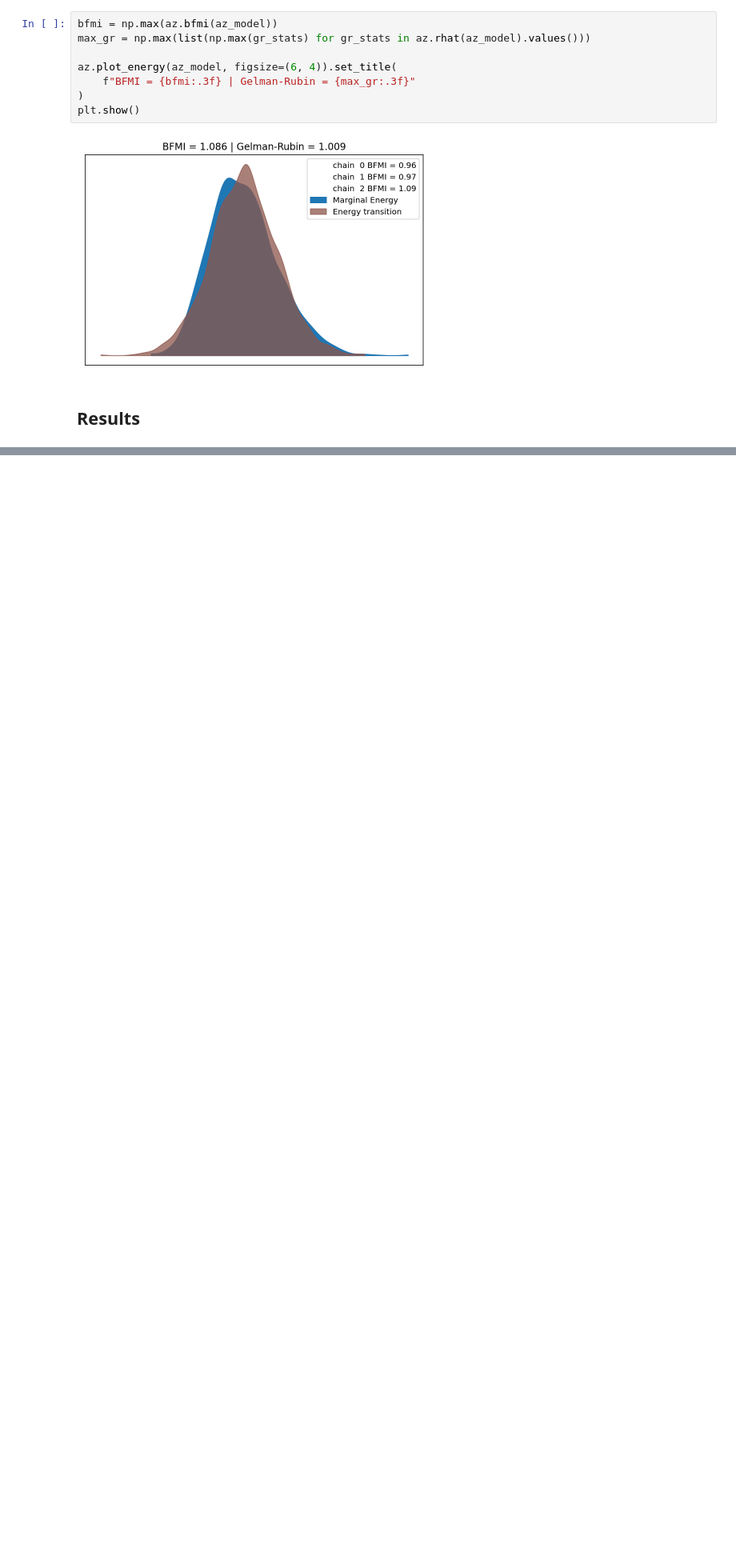
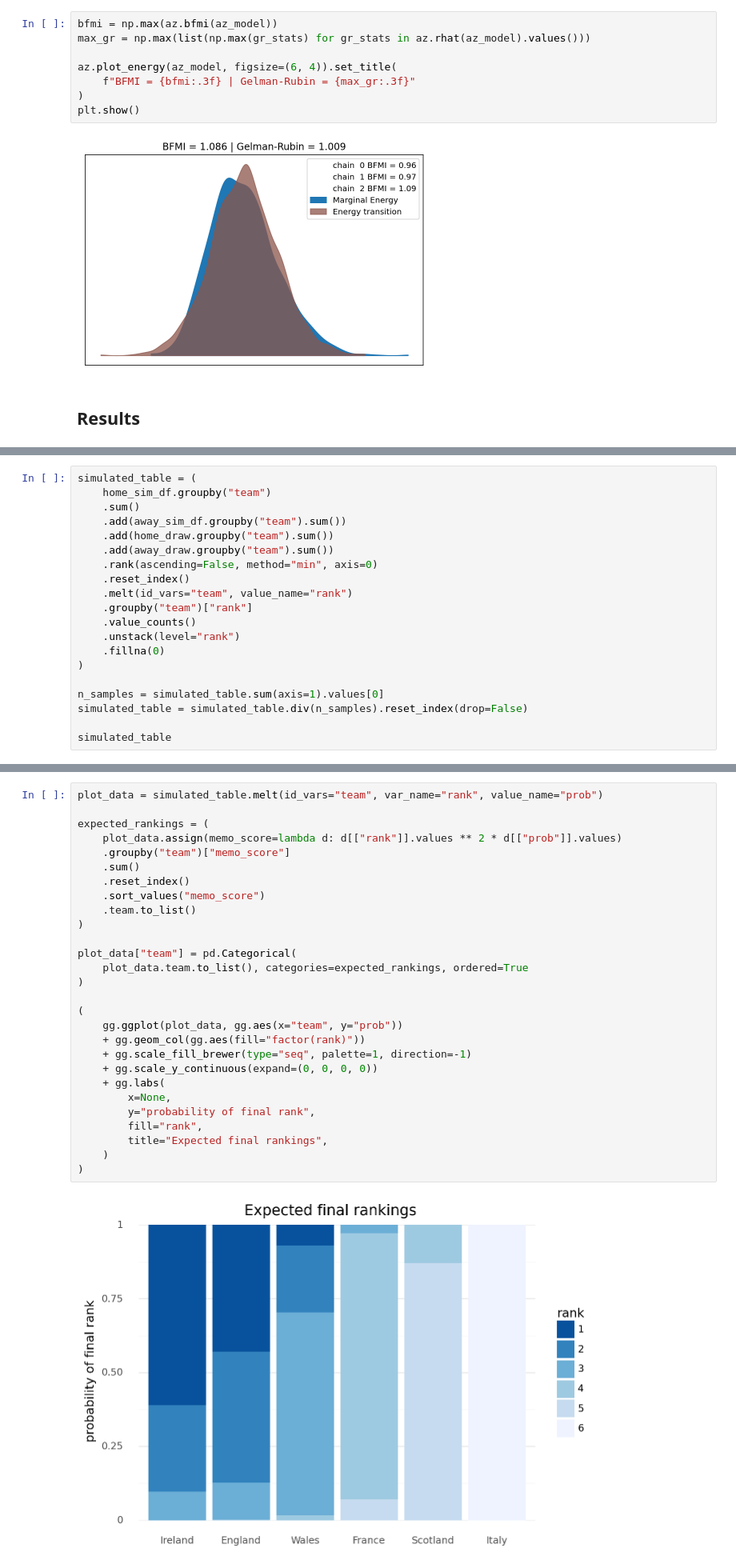
Before and after one commit to jhrcook/pymc3-tutorials, a Jupyter notebook: 013_rugby-predictions.ipynb, the cells around one changed output, grey strips where cells are left out. Shown at 80% size. Drawn from its saved outputs; the diff is of its cells as text; blank space fills up the shorter version.

```diff
--- a/013_rugby-predictions.ipynb
+++ b/013_rugby-predictions.ipynb
@@ -206,0 +260,20 @@ plt.show()
+# %%
+simulated_table = (
+    home_sim_df.groupby("team")
+    .sum()
+    .add(away_sim_df.groupby("team").sum())
+    .add(home_draw.groupby("team").sum())
+    .add(away_draw.groupby("team").sum())
+    .rank(ascending=False, method="min", axis=0)
+    .reset_index()
+    .melt(id_vars="team", value_name="rank")
+    .groupby("team")["rank"]
+    .value_counts()
+    .unstack(level="rank")
+    .fillna(0)
+)
+
+n_samples = simulated_table.sum(axis=1).values[0]
+simulated_table = simulated_table.div(n_samples).reset_index(drop=False)
+
+simulated_table
@@ -206,0 +288,30 @@ plt.show()
+# %%
+plot_data = simulated_table.melt(id_vars="team", var_name="rank", value_name="prob")
+
+expected_rankings = (
+    plot_data.assign(memo_score=lambda d: d[["rank"]].values ** 2 * d[["prob"]].values)
+    .groupby("team")["memo_score"]
+    .sum()
+    .reset_index()
+    .sort_values("memo_score")
+    .team.to_list()
+)
+
+plot_data["team"] = pd.Categorical(
+    plot_data.team.to_list(), categories=expected_rankings, ordered=True
+)
+
+(
+    gg.ggplot(plot_data, gg.aes(x="team", y="prob"))
+    + gg.geom_col(gg.aes(fill="factor(rank)"))
+    + gg.scale_fill_brewer(type="seq", palette=1, direction=-1)
+    + gg.scale_y_continuous(expand=(0, 0, 0, 0))
+    + gg.labs(
+        x=None,
+        y="probability of final rank",
+        fill="rank",
+        title="Expected final rankings",
+    )
+)
+# %% [output]
+[figure, added]
```
Also changed, not shown: parts of 15 cells of this notebook, 6 other files.
